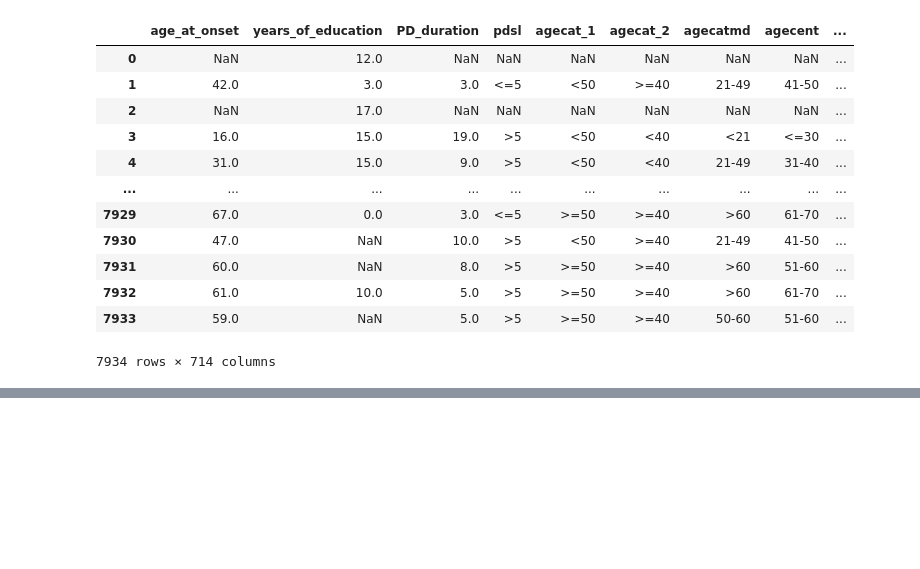
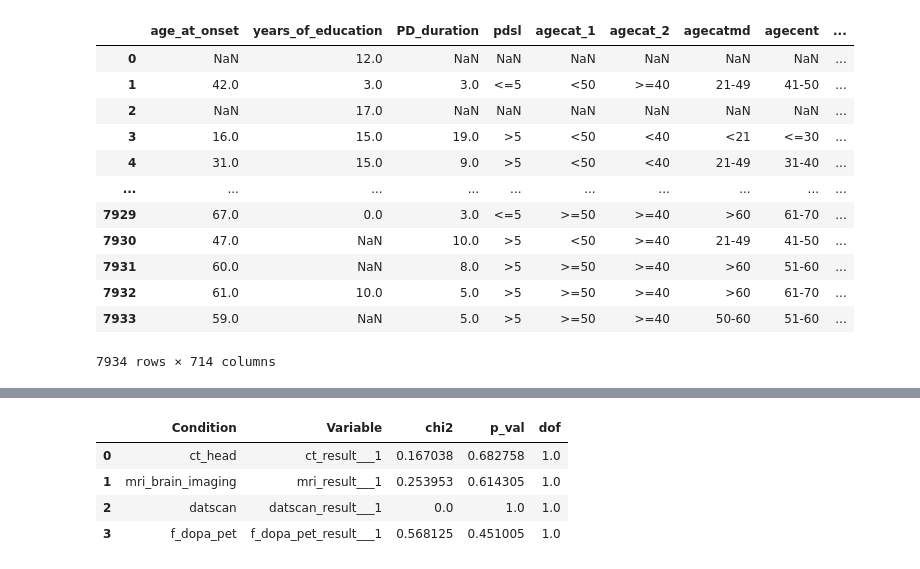
Before and after one commit to cge-tubingens/luxgiant-clinical, a Jupyter notebook: notebooks/patients_and_gender.ipynb, the cells around one changed output, grey strips where cells are left out. Drawn from its saved outputs; the diff is of its cells as text; code cells hidden in the pictures; blank space fills up the shorter version.

```diff
--- a/notebooks/patients_and_gender.ipynb
+++ b/notebooks/patients_and_gender.ipynb
@@ -95,0 +98,19 @@ lxc.chi_squared_tests(df_data=df, variables=crosstab_vars, group_var='sex')
+# %%
+condition = {
+    'ct_head'          : 'ct_result___1',
+    'mri_brain_imaging': 'mri_result___1',
+    'datscan'          : 'datscan_result___1',
+    'f_dopa_pet'       : 'f_dopa_pet_result___1'
+}
+# %%
+lxc.chi_squared_conditioned(
+    df_data=df_cases,
+    conditionants=condition,
+    group_var='sex'
+)
+# %% [output]
+|  | Condition | Variable | chi2 | p_val | dof |
+| 0 | ct_head | ct_result___1 | 0.167038 | 0.682758 | 1.0 |
+| 1 | mri_brain_imaging | mri_result___1 | 0.253953 | 0.614305 | 1.0 |
+| 2 | datscan | datscan_result___1 | 0.0 | 1.0 | 1.0 |
+| 3 | f_dopa_pet | f_dopa_pet_result___1 | 0.568125 | 0.451005 | 1.0 |
```
Also changed, not shown: parts of 13 cells of this notebook.
